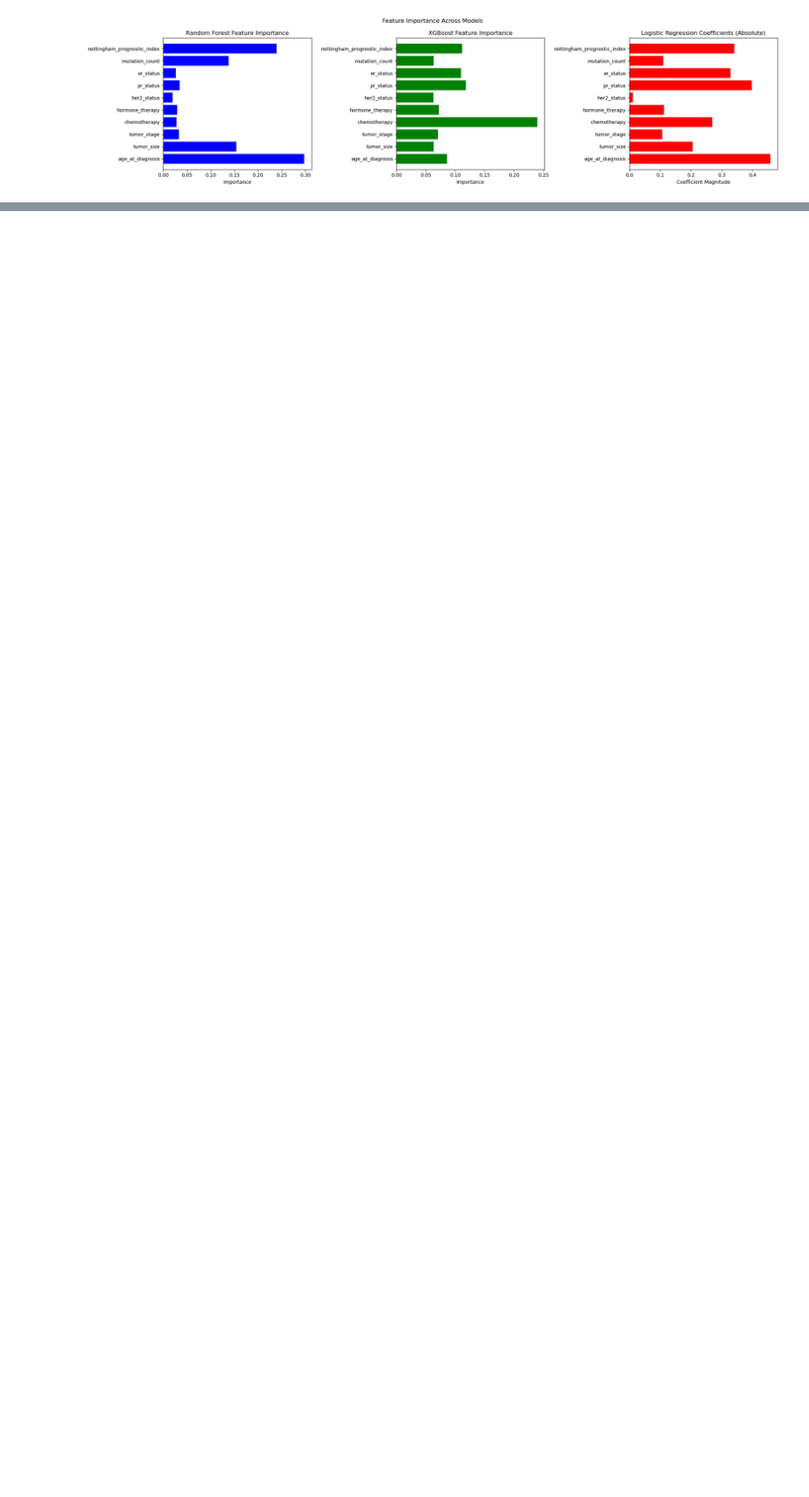
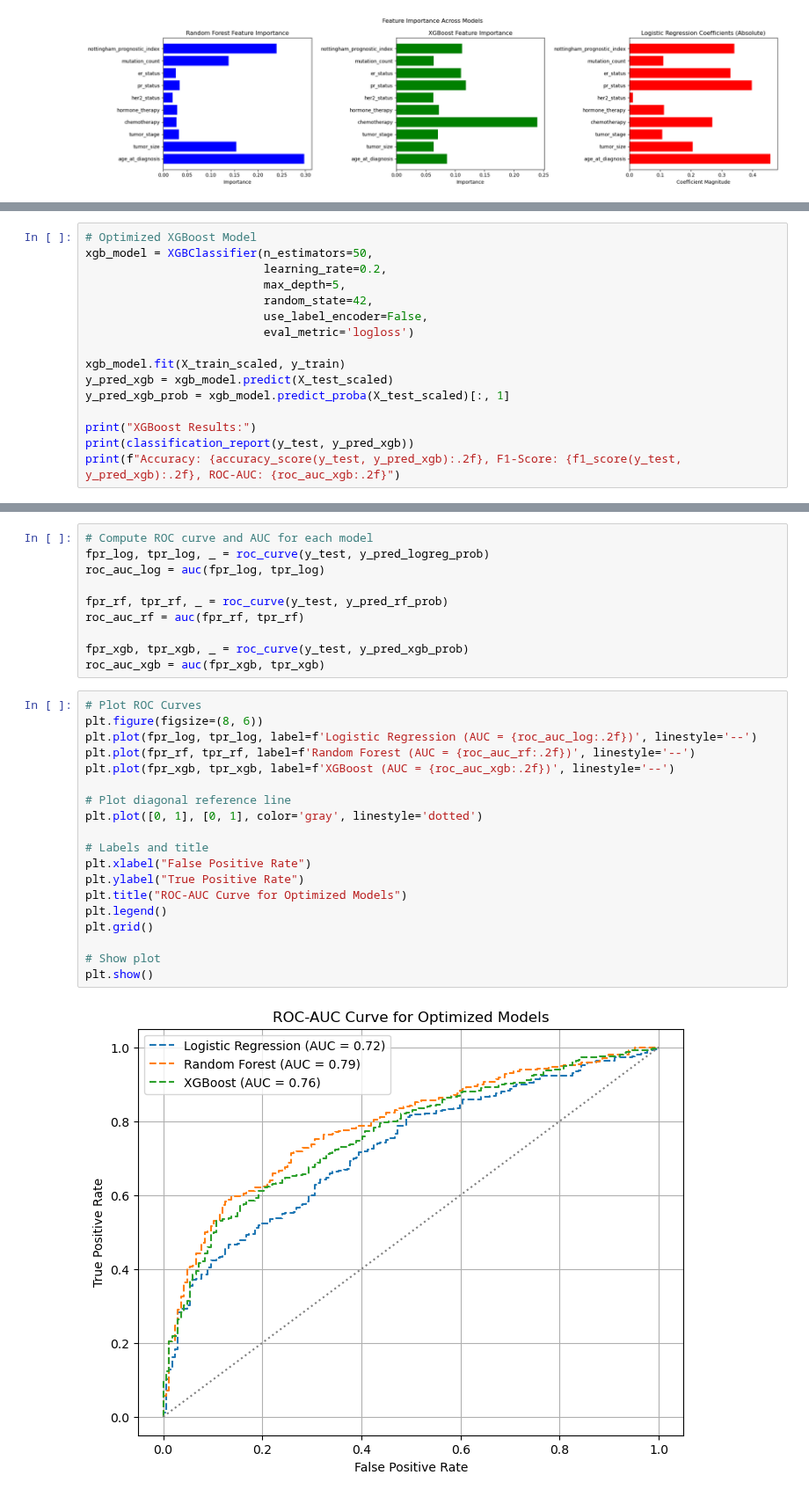
Before and after one commit to sowmyamaddali/Breast-Cancer--METABRIC, a Jupyter notebook: notebooks/machine_learning_models.ipynb, the cells around one changed output, grey strips where cells are left out. Shown at 88% size. Drawn from its saved outputs; the diff is of its cells as text; blank space fills up the shorter version.

```diff
--- a/notebooks/machine_learning_models.ipynb
+++ b/notebooks/machine_learning_models.ipynb
@@ -219,0 +326,16 @@ plt.show()
+# %%
+# Optimized XGBoost Model
+xgb_model = XGBClassifier(n_estimators=50,
+                          learning_rate=0.2,
+                          max_depth=5,
+                          random_state=42,
+                          use_label_encoder=False,
+                          eval_metric='logloss')
+
+xgb_model.fit(X_train_scaled, y_train)
+y_pred_xgb = xgb_model.predict(X_test_scaled)
+y_pred_xgb_prob = xgb_model.predict_proba(X_test_scaled)[:, 1]
+
+print("XGBoost Results:")
+print(classification_report(y_test, y_pred_xgb))
+print(f"Accuracy: {accuracy_score(y_test, y_pred_xgb):.2f}, F1-Score: {f1_score(y_test, y_pred_xgb):.2f}, ROC-AUC: {roc_auc_xgb:.2f}")
@@ -219,0 +354,31 @@ plt.show()
+# %%
+# Compute ROC curve and AUC for each model
+fpr_log, tpr_log, _ = roc_curve(y_test, y_pred_logreg_prob)
+roc_auc_log = auc(fpr_log, tpr_log)
+
+fpr_rf, tpr_rf, _ = roc_curve(y_test, y_pred_rf_prob)
+roc_auc_rf = auc(fpr_rf, tpr_rf)
+
+fpr_xgb, tpr_xgb, _ = roc_curve(y_test, y_pred_xgb_prob)
+roc_auc_xgb = auc(fpr_xgb, tpr_xgb)
+# %%
+# Plot ROC Curves
+plt.figure(figsize=(8, 6))
+plt.plot(fpr_log, tpr_log, label=f'Logistic Regression (AUC = {roc_auc_log:.2f})', linestyle='--')
+plt.plot(fpr_rf, tpr_rf, label=f'Random Forest (AUC = {roc_auc_rf:.2f})', linestyle='--')
+plt.plot(fpr_xgb, tpr_xgb, label=f'XGBoost (AUC = {roc_auc_xgb:.2f})', linestyle='--')
+
+# Plot diagonal reference line
+plt.plot([0, 1], [0, 1], color='gray', linestyle='dotted')
+
+# Labels and title
+plt.xlabel("False Positive Rate")
+plt.ylabel("True Positive Rate")
+plt.title("ROC-AUC Curve for Optimized Models")
+plt.legend()
+plt.grid()
+
+# Show plot
+plt.show()
+# %% [output]
+[figure, added]
```
Also changed, not shown: parts of 10 cells of this notebook.
